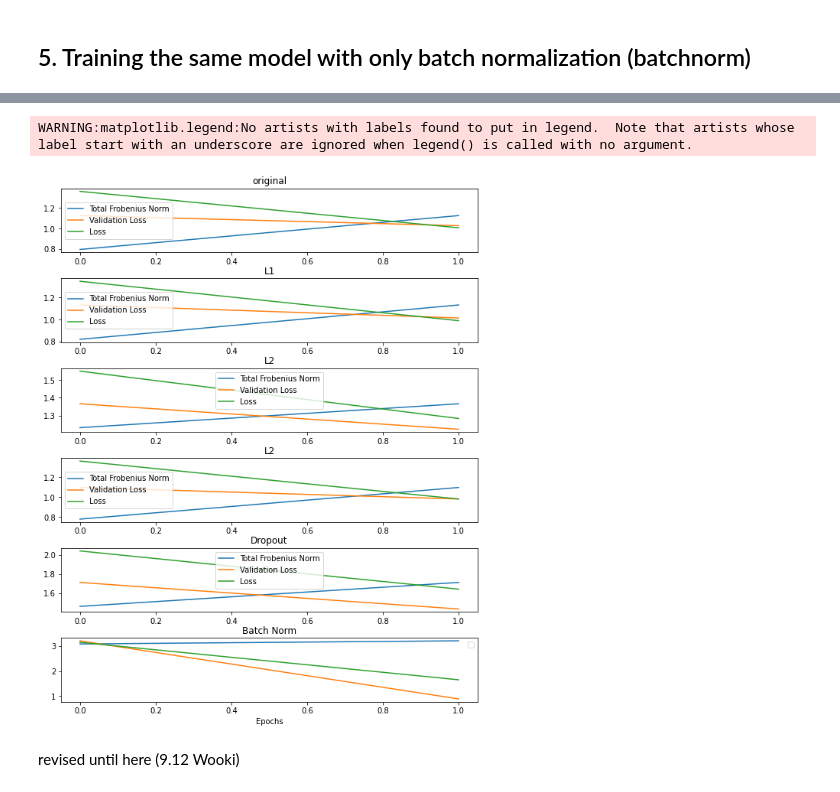
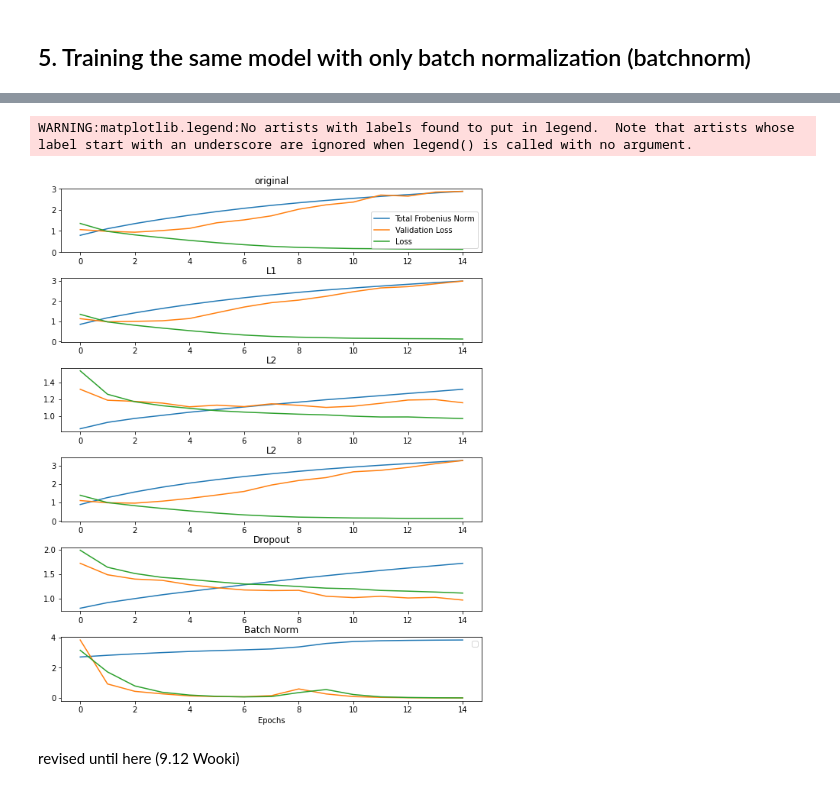
Before and after one commit to pippowell/IANNwTFGr10, a Jupyter notebook: Homework/06/Gr10HW06 opti 1-5.ipynb, the cells around one changed output, grey strips where cells are left out. Saved outputs shown, nothing was run; the diff lists cells and outputs as text; code cells hidden in the pictures.

Commit message:
error with 3.augmentation

```diff
--- a/Homework/06/Gr10HW06 opti 1-5.ipynb
+++ b/Homework/06/Gr10HW06 opti 1-5.ipynb
@@ -193,5 +219,5 @@ Epoch 2/2
 # %%
 model = ConvModel(L2_reg=0.001)
 model.compile(loss=tf.keras.losses.CategoricalCrossentropy(), optimizer="adam")
-ridgeReg = model.fit(train_dataset, validation_data=test_dataset, epochs=2)#15)
+ridgeReg = model.fit(train_dataset, validation_data=test_dataset, epochs=15)
 # %% [output]
@@ -204,10 +245,8 @@ Epoch 2/2
 # %%
-augmentation_model = tf.keras.Sequential([keras_cv.layers.RandAugment(value_range=[0,1],magnitude=0.1)])
-
 # new training dataset for data augmentation since we defined two different preprocess methods: one with, the other without augmentation
 train_dataset_aug = preprocess_aug(train_ds, augmentation=augmentation_model)
 
 model = ConvModel()
 model.compile(loss=tf.keras.losses.CategoricalCrossentropy(), optimizer="adam")
-augment = model.fit(train_dataset, validation_data=test_dataset, epochs=2)#15
+augment = model.fit(train_dataset_aug, validation_data=test_dataset, epochs=15)
 # %% [output]
@@ -220,5 +260,5 @@ Epoch 2/2
 # %%
 model = ConvModel(dropout_rate=0.5)
 model.compile(loss=tf.keras.losses.CategoricalCrossentropy(), optimizer="adam")
-dropout = model.fit(test_dataset, validation_data=test_dataset, epochs=2)#15
+dropout = model.fit(train_dataset, validation_data=test_dataset, epochs=15)
 # %% [output]
@@ -231,5 +284,5 @@ Epoch 2/2
 # %%
 model = ConvModel(batch_norm=True)
 model.compile(loss=tf.keras.losses.CategoricalCrossentropy(), optimizer="adam")
-batchnorm = model.fit(test_dataset, validation_data=test_dataset, epochs=2)#15
+batchnorm = model.fit(train_dataset, validation_data=test_dataset, epochs=15)
 # %% [output]
@@ -253,7 +319,7 @@ ax1.set_title("L1")
 ax1.plot(lassoReg.history["total_frobenius_norm"]/np.max(lassoReg.history["total_frobenius_norm"]) * np.max(lassoReg.history["val_loss"]))
 ax1.plot(lassoReg.history["val_loss"])
 ax1.plot(lassoReg.history["loss"])
-ax1.legend(labels=["Total Frobenius Norm", "Validation Loss", "Loss"])
+# ax1.legend(labels=["Total Frobenius Norm", "Validation Loss", "Loss"])
 # ax1.savefig("convnet_L1")
 # ax1.show()
 
@@ -261,45 +327,45 @@ ax2.set_title("L2")
 ax2.plot(ridgeReg.history["total_frobenius_norm"]/np.max(ridgeReg.history["total_frobenius_norm"]) * np.max(ridgeReg.history["val_loss"]))
 ax2.plot(ridgeReg.history["val_loss"])
 ax2.plot(ridgeReg.history["loss"])
-ax2.legend(labels=["Total Frobenius Norm", "Validation Loss", "Loss"])
+# ax2.legend(labels=["Total Frobenius Norm", "Validation Loss", "Loss"])
 # ax2.savefig("convnet_L2")
 # ax2.show()
 
 ax3.set_title("L2")
 ax3.plot(augment.history["total_frobenius_norm"]/np.max(augment.history["total_frobenius_norm"]) * np.max(augment.history["val_loss"]))
 ax3.plot(augment.history["val_loss"])
 ax3.plot(augment.history["loss"])
-ax3.legend(labels=["Total Frobenius Norm", "Validation Loss", "Loss"])
+# ax3.legend(labels=["Total Frobenius Norm", "Validation Loss", "Loss"])
 # ax3.savefig("convnet_augment")
 # ax3.show()
 
 ax4.set_title("Dropout")
 ax4.plot(dropout.history["total_frobenius_norm"]/np.max(dropout.history["total_frobenius_norm"]) * np.max(dropout.history["val_loss"]))
 ax4.plot(dropout.history["val_loss"])
 ax4.plot(dropout.history["loss"])
-ax4.legend(labels=["Total Frobenius Norm", "Validation Loss", "Loss"])
+# ax4.legend(labels=["Total Frobenius Norm", "Validation Loss", "Loss"])
 # ax4.savefig("convnet_dropout")
 # ax4.show()
 
 ax5.set_title("Batch Norm")
 ax5.plot(batchnorm.history["total_frobenius_norm"]/np.max(batchnorm.history["total_frobenius_norm"]) * np.max(batchnorm.history["val_loss"]))
 ax5.plot(batchnorm.history["val_loss"])
 ax5.plot(batchnorm.history["loss"])
-ax5.legend(labels=["Total Frobenius Norm", "Validation Loss", "Loss"])
+# ax5.legend(labels=["Total Frobenius Norm", "Validation Loss", "Loss"])
 # ax5.savefig("convnet_batchnorm")
 # ax5.show()
 
 ax5.set_xlabel("Epochs")
 # ax5.set_ylabel("Loss")
 
 plt.legend()
-fig.savefig("5 optimization methods comparison")
+fig.savefig("5 optimization methods comparison (e=15)")
 
 fig.tight_layout(pad=0.1)
 plt.show()
 # %% [output]
 WARNING:matplotlib.legend:No artists with labels found to put in legend.  Note that artists whose label start with an underscore are ignored when legend() is called with no argument.
-[figure, old version]
+[figure, new version]
 # %% [markdown]
 revised until here (9.12 Wooki)
 # %%
```
Also changed, not shown: parts of 8 cells of this notebook, 2 other files.
